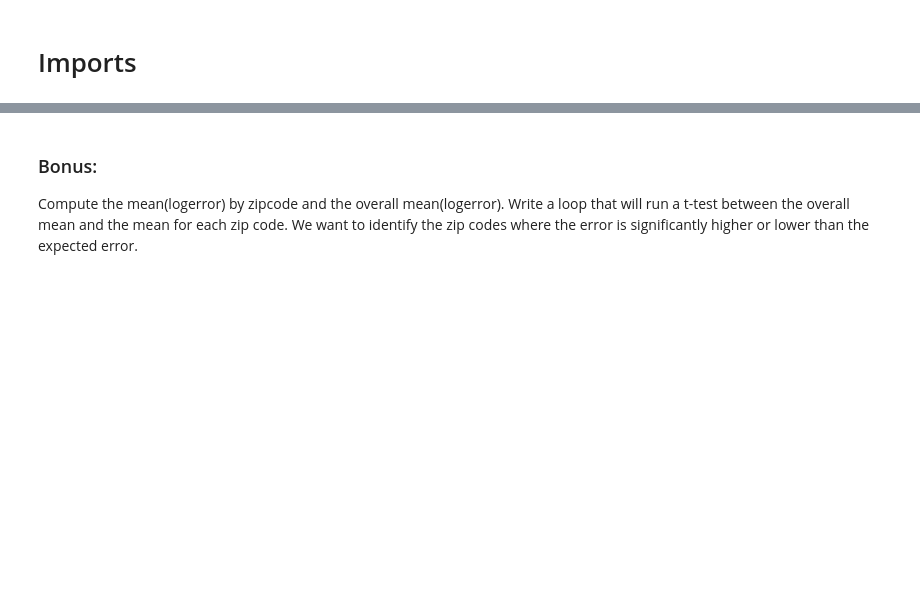
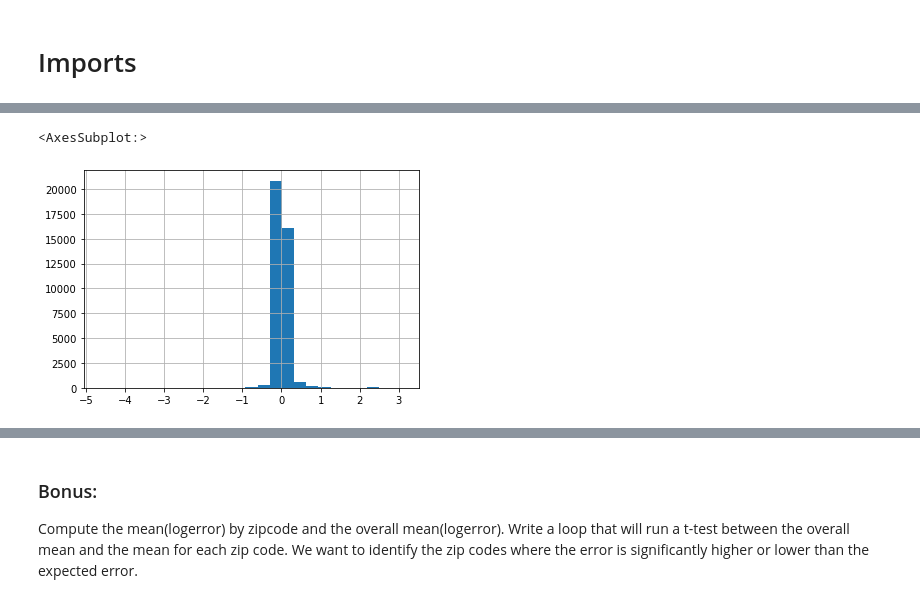
Before and after one commit to BraedenWright/clustering-exercises, a Jupyter notebook: explore_zillow.ipynb, the cells around one changed output, grey strips where cells are left out. Drawn from its saved outputs; the diff is of its cells as text; code cells hidden in the pictures; blank space fills up the shorter version.

```diff
--- a/explore_zillow.ipynb
+++ b/explore_zillow.ipynb
@@ -49,0 +87,5 @@ Reading cleaned data from csv file...
+# %%
+train.logerror.hist(bins=25)
+# %% [output]
+<AxesSubplot:>
+[figure, added]
```
Also changed, not shown: parts of 12 cells of this notebook, 3 other files.
